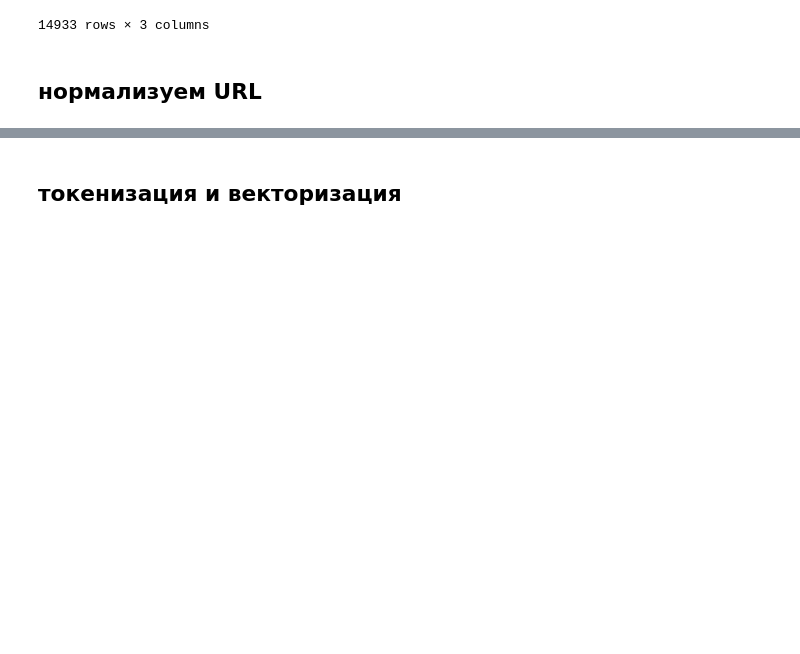
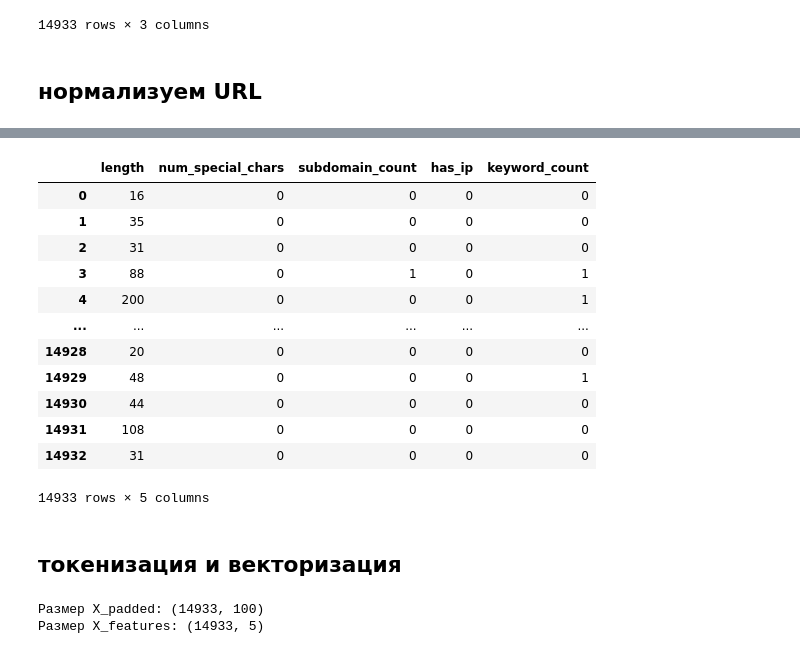
Before and after one commit to Sanyapushka8/URL, a Jupyter notebook: URL.ipynb, the cells around one changed output, grey strips where cells are left out. Drawn from its saved outputs; the diff is of its cells as text; code cells hidden in the pictures; blank space fills up the shorter version.

```diff
--- a/URL.ipynb
+++ b/URL.ipynb
@@ -161,5 +161,21 @@ def extract_features(url):
 
 features = df["url"].apply(extract_features)
 features_df = pd.DataFrame(features.tolist())
+# %%
+features_df
+# %% [output]
+|  | length | num_special_chars | subdomain_count | has_ip | keyword_count |
+| 0 | 16 | 0 | 0 | 0 | 0 |
+| 1 | 35 | 0 | 0 | 0 | 0 |
+| 2 | 31 | 0 | 0 | 0 | 0 |
+| 3 | 88 | 0 | 1 | 0 | 1 |
+| 4 | 200 | 0 | 0 | 0 | 1 |
+| ... | ... | ... | ... | ... | ... |
+| 14928 | 20 | 0 | 0 | 0 | 0 |
+| 14929 | 48 | 0 | 0 | 0 | 1 |
+| 14930 | 44 | 0 | 0 | 0 | 0 |
+| 14931 | 108 | 0 | 0 | 0 | 0 |
+| 14932 | 31 | 0 | 0 | 0 | 0 |
+14933 rows × 5 columns
 # %% [markdown]
 ## токенизация и векторизация
@@ -165,0 +199,6 @@ features_df = pd.DataFrame(features.tolist())
+# %%
+print("Размер X_padded:", X_padded.shape)
+print("Размер X_features:", X_features.shape)
+# %% [output]
+Размер X_padded: (14933, 100)
+Размер X_features: (14933, 5)
```
Also changed, not shown: parts of 5 cells of this notebook, 1 other file.
